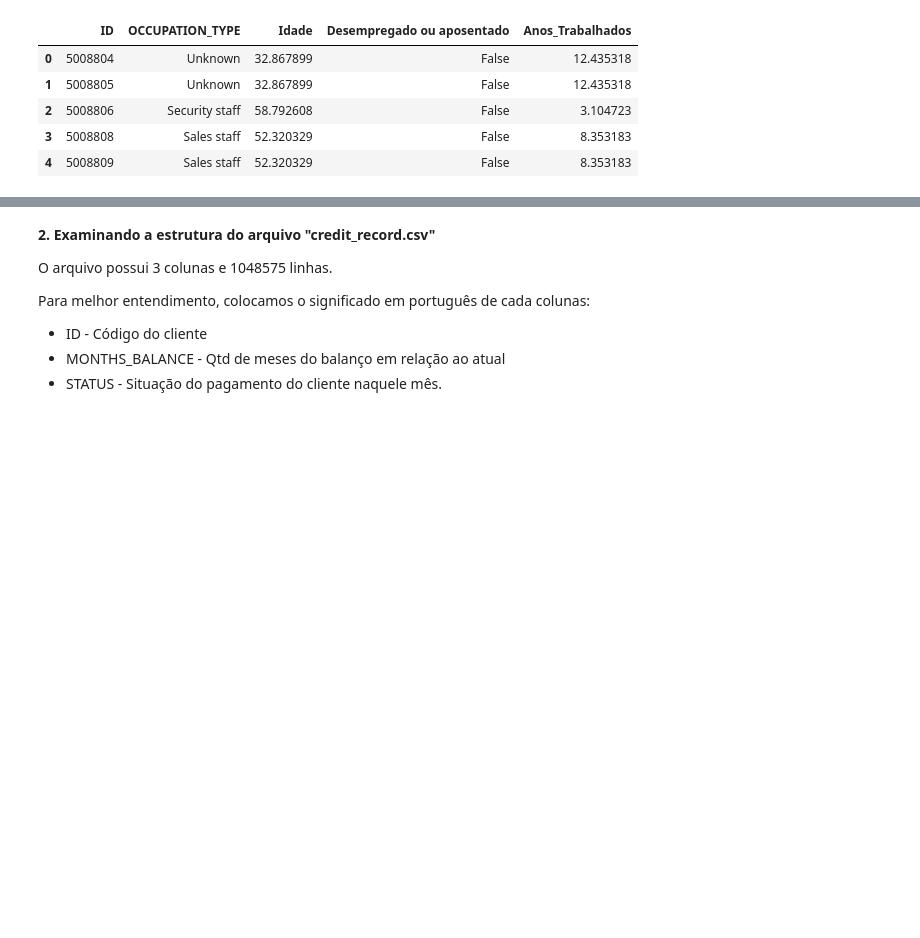
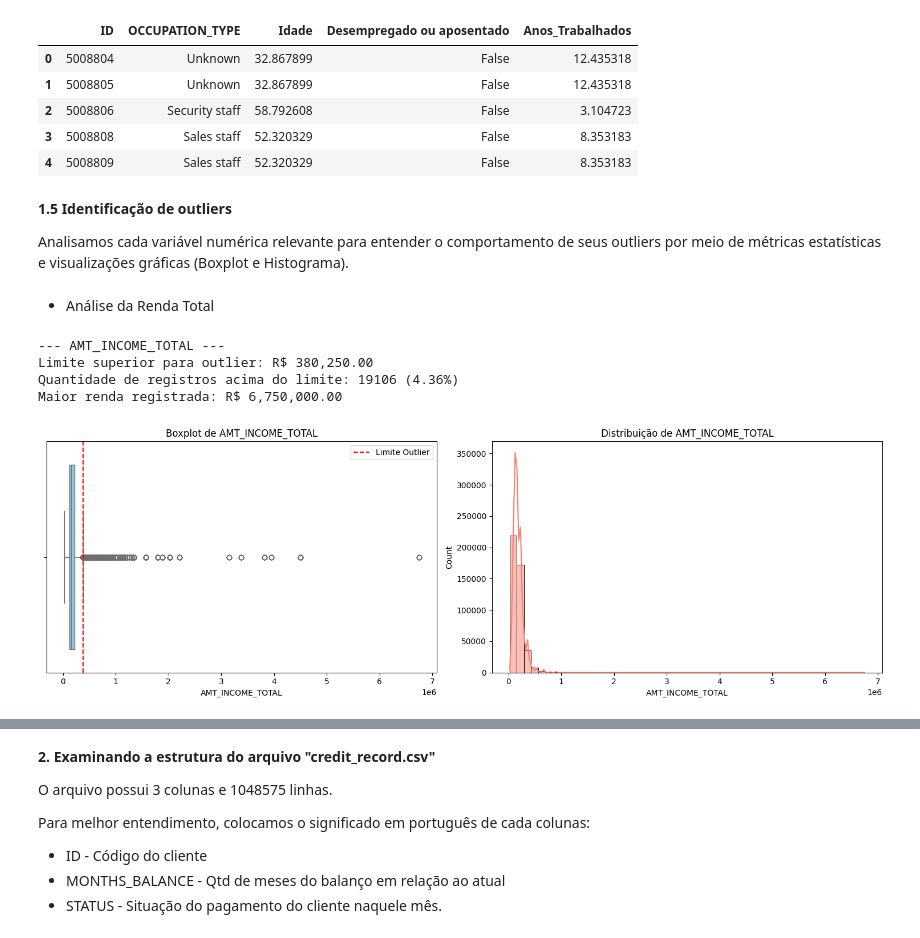
Before and after one commit to fernandinhaalmeida84/Tech_Challenge_Fase_2, a Jupyter notebook: Notebook/Untitled4.ipynb, the cells around one changed output, grey strips where cells are left out. Drawn from its saved outputs; the diff is of its cells as text; code cells hidden in the pictures; blank space fills up the shorter version.

```diff
--- a/Notebook/Untitled4.ipynb
+++ b/Notebook/Untitled4.ipynb
@@ -227,3 +227,38 @@ display(df_excel[['ID', 'OCCUPATION_TYPE', 'Idade', 'Desempregado ou aposentado'
 | 2 | 5008806 | Security staff | 58.792608 | False | 3.104723 |
 | 3 | 5008808 | Sales staff | 52.320329 | False | 8.353183 |
 | 4 | 5008809 | Sales staff | 52.320329 | False | 8.353183 |
+# %% [markdown]
+**1.5 Identificação de outliers**
+
+Analisamos cada variável numérica relevante para entender o comportamento de seus outliers por meio de métricas estatísticas e visualizações gráficas (Boxplot e Histograma).
+# %% [markdown]
+*   Análise da Renda Total
+# %%
+col = 'AMT_INCOME_TOTAL'
+Q1 = df_excel[col].quantile(0.25)
+Q3 = df_excel[col].quantile(0.75)
+IQR = Q3 - Q1
+limite_superior = Q3 + 1.5 * IQR
+
+outliers = df_excel[df_excel[col] > limite_superior]
+print(f"--- {col} ---")
+print(f"Limite superior para outlier: R$ {limite_superior:,.2f}")
+print(f"Quantidade de registros acima do limite: {outliers.shape[0]} ({outliers.shape[0]/df_excel.shape[0]*100:.2f}%)")
+print(f"Maior renda registrada: R$ {df_excel[col].max():,.2f}")
+
+fig, axes = plt.subplots(1, 2, figsize=(15, 5))
+sns.boxplot(ax=axes[0], x=df_excel[col], color='skyblue')
+axes[0].set_title(f'Boxplot de {col}')
+axes[0].axvline(limite_superior, color='red', linestyle='--', label='Limite Outlier')
+axes[0].legend()
+
+sns.histplot(ax=axes[1], x=df_excel[col], bins=50, kde=True, color='salmon')
+axes[1].set_title(f'Distribuição de {col}')
+plt.tight_layout()
+plt.show()
+# %% [output]
+--- AMT_INCOME_TOTAL ---
+Limite superior para outlier: R$ 380,250.00
+Quantidade de registros acima do limite: 19106 (4.36%)
+Maior renda registrada: R$ 6,750,000.00
+[figure, added]
```
Also changed, not shown: parts of 6 cells of this notebook.
